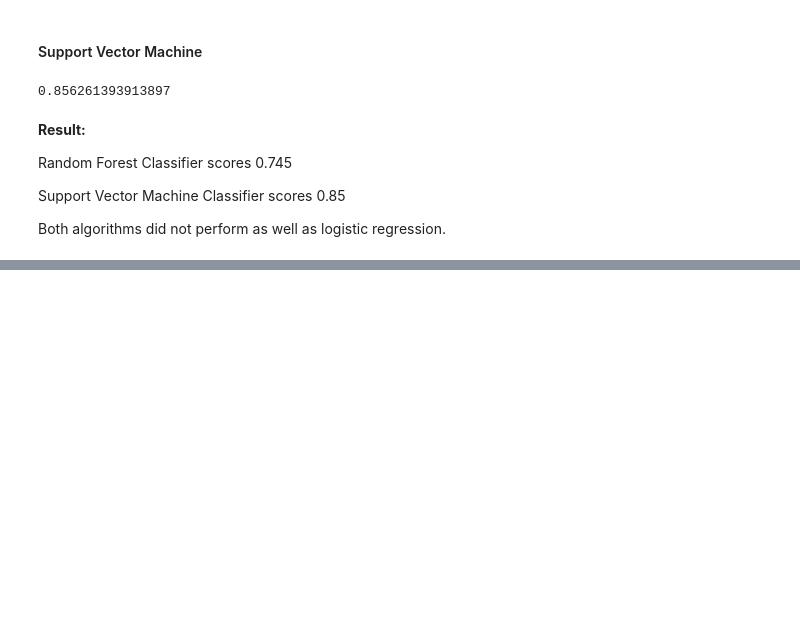
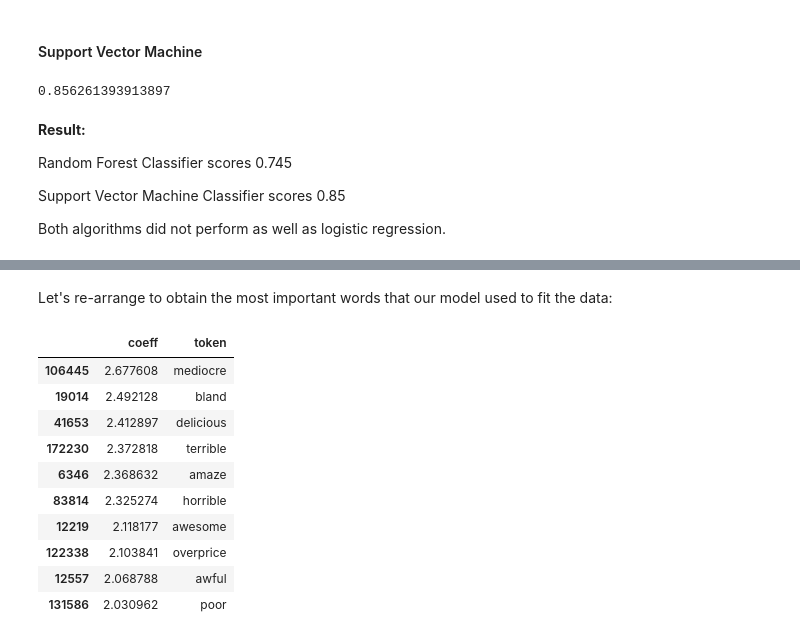
Before and after one commit to GrandPurpleOcelot/yelp_sentiment, a Jupyter notebook: Sentiment Analysis.ipynb, the cells around one changed output, grey strips where cells are left out. Drawn from its saved outputs; the diff is of its cells as text; code cells hidden in the pictures; blank space fills up the shorter version.

```diff
--- a/Sentiment Analysis.ipynb
+++ b/Sentiment Analysis.ipynb
@@ -1172,0 +1150,4 @@ negative
+# %%
+feature_importance = pd.DataFrame(abs(model.coef_[0]), columns =['coeff'])
+feature_importance['token'] = vect.get_feature_names()
+feature_importance.head()
@@ -1172,0 +1161,17 @@ negative
+# %% [markdown]
+Let's re-arrange to obtain the most important words that our model used to fit the data:
+# %%
+sorted_df = feature_importance.sort_values(by='coeff', ascending=False)
+sorted_df.head(10)
+# %% [output]
+|  | coeff | token |
+| 106445 | 2.677608 | mediocre |
+| 19014 | 2.492128 | bland |
+| 41653 | 2.412897 | delicious |
+| 172230 | 2.372818 | terrible |
+| 6346 | 2.368632 | amaze |
+| 83814 | 2.325274 | horrible |
+| 12219 | 2.118177 | awesome |
+| 122338 | 2.103841 | overprice |
+| 12557 | 2.068788 | awful |
+| 131586 | 2.030962 | poor |
```
Also changed, not shown: parts of 14 cells of this notebook.
